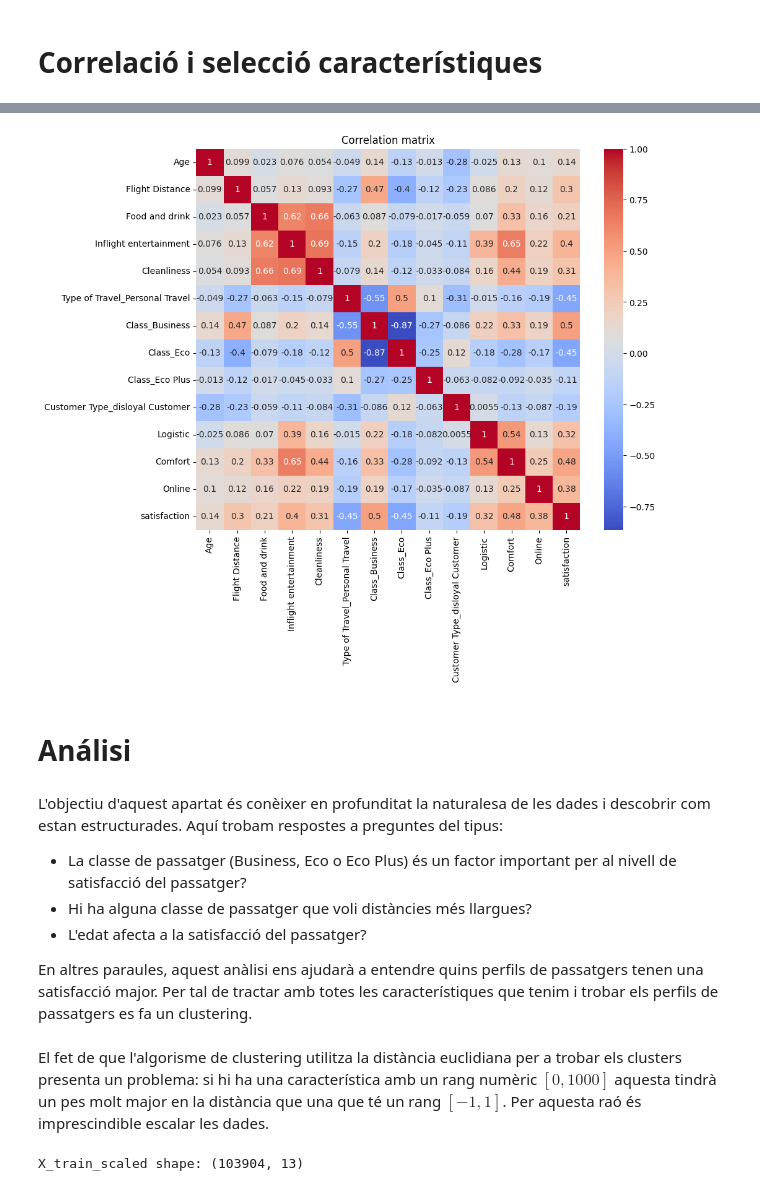
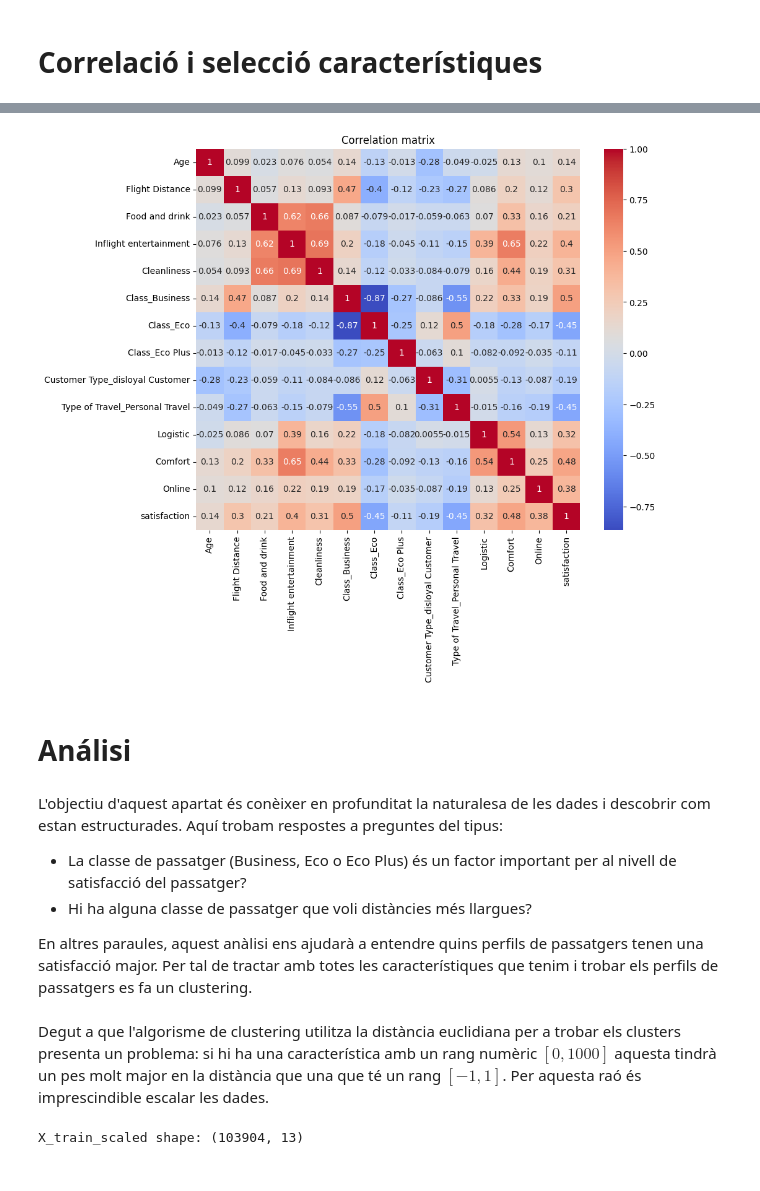
Before and after one commit to serafi-nebot-uib/ia_2025, a Jupyter notebook: notebooks/practica-3/main.ipynb, the cells around one changed output, grey strips where cells are left out. Cells and saved outputs as stored; diff of their text form; code cells hidden in the pictures.

```diff
--- a/notebooks/practica-3/main.ipynb
+++ b/notebooks/practica-3/main.ipynb
@@ -231,23 +241,23 @@ Tot i que *Age* i *Customer Type* tenen una relació relativament baixa amb *sat
 # %%
 ignore = {
   "Departure/Arrival time convenient",
   "Gate location",
   "Departure Delay in Minutes", "Arrival Delay in Minutes",
-  "Gender_Male",
+  "Gender_Male"
 }
 X_train = X_train.drop(columns=ignore)
 X_test = X_test.drop(columns=ignore)
 
-catcols = set(catcols) - ignore
-numcols = set(numcols) - ignore
-lvlcols = set(lvlcols) - ignore
+catcols = list(set(catcols) - ignore)
+numcols = list(set(numcols) - ignore)
+lvlcols = list(set(lvlcols) - ignore)
 
 plt.figure(figsize=(10, 8))
 sns.heatmap(pd.concat([X_train, y_train], axis=1).corr(), annot=True, cmap='coolwarm')
 plt.title("Correlation matrix")
 plt.show()
 # %% [output]
-[figure, old version]
+[figure, new version]
 # %% [markdown]
 # Análisi
 # %% [markdown]
@@ -255,9 +265,8 @@ L'objectiu d'aquest apartat és conèixer en profunditat la naturalesa de les da
 
 - La classe de passatger (Business, Eco o Eco Plus) és un factor important per al nivell de satisfacció del passatger?
 - Hi ha alguna classe de passatger que voli distàncies més llargues?
-- L'edat afecta a la satisfacció del passatger?
 
 En altres paraules, aquest anàlisi ens ajudarà a entendre quins perfils de passatgers tenen una satisfacció major. Per tal de tractar amb totes les característiques que tenim i trobar els perfils de passatgers es fa un clustering.
 # %% [markdown]
-El fet de que l'algorisme de clustering utilitza la distància euclidiana per a trobar els clusters presenta un problema: si hi ha una característica amb un rang numèric $[0, 1000]$ aquesta tindrà un pes molt major en la distància que una que té un rang $[-1, 1]$. Per aquesta raó és imprescindible escalar les dades.
+Degut a que l'algorisme de clustering utilitza la distància euclidiana per a trobar els clusters presenta un problema: si hi ha una característica amb un rang numèric $[0, 1000]$ aquesta tindrà un pes molt major en la distància que una que té un rang $[-1, 1]$. Per aquesta raó és imprescindible escalar les dades.
 # %%
```
Also changed, not shown: parts of 37 cells of this notebook.
